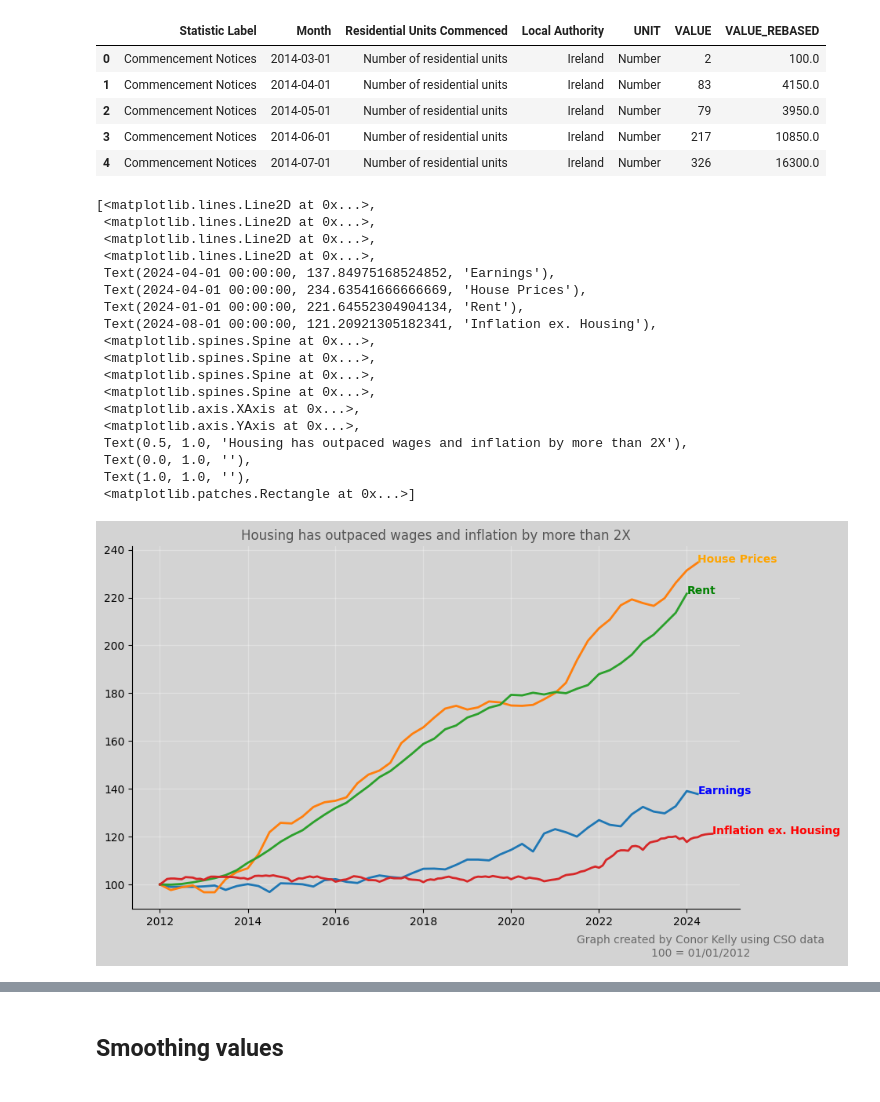
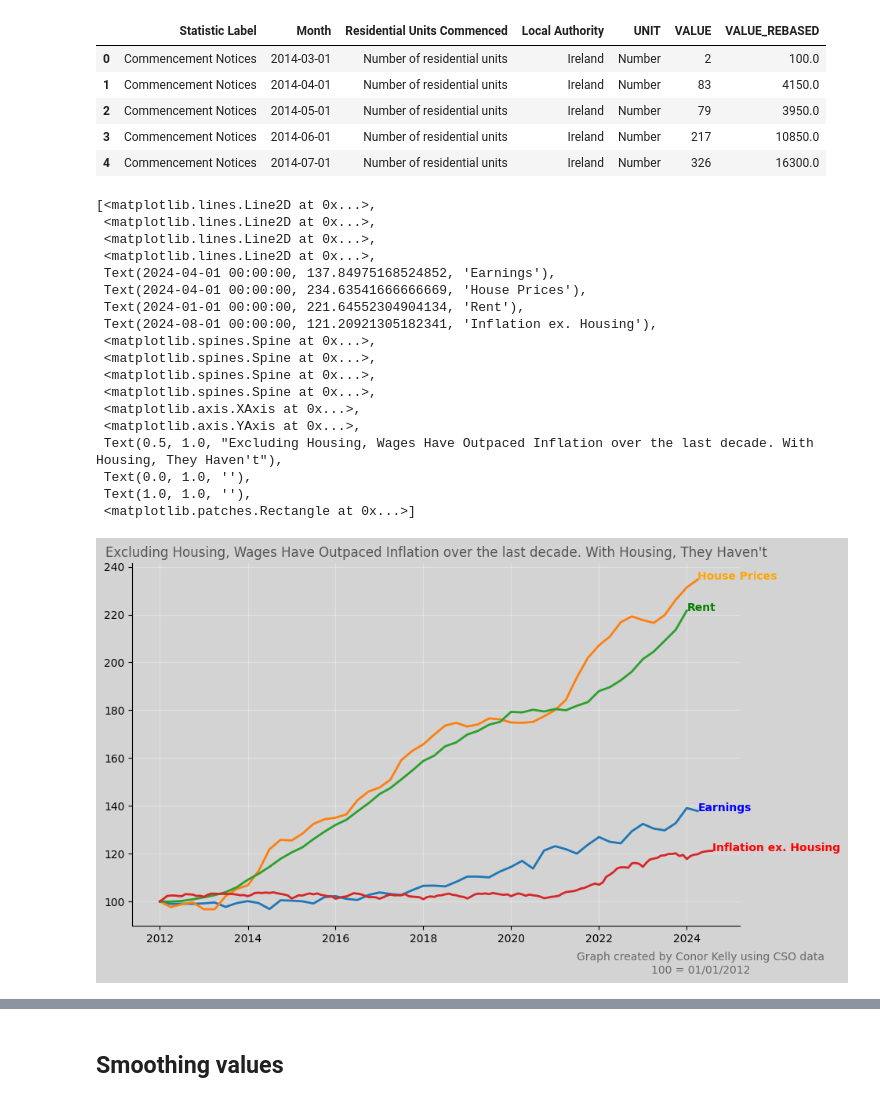
Before and after one commit to conor2405/Data-Analysis, a Jupyter notebook: Housing/housing vs wages.ipynb, the cells around one changed output, grey strips where cells are left out. Saved outputs shown, nothing was run; the diff lists cells and outputs as text; code cells hidden in the pictures.

Commit message:
added in new graph on housing output

```diff
--- a/Housing/housing vs wages.ipynb
+++ b/Housing/housing vs wages.ipynb
@@ -6,14 +6,16 @@ import numpy as np
 import pandas as pd
 import seaborn as sns
 # %%
-house = pd.read_csv('residential property price index quarterly.csv')
-sales = pd.read_csv('mean sale price monthly.csv')
-wage = pd.read_csv('earnings data quarterly.csv')
-rent = pd.read_csv('one bed dublin rents quarterly.csv')
+house = pd.read_csv('data/residential property price index quarterly.csv')
+sales = pd.read_csv('data/mean sale price monthly.csv')
+wage = pd.read_csv('data/earnings data quarterly.csv')
+rent = pd.read_csv('data/one bed dublin rents quarterly.csv')
 
-cpi = pd.read_csv('CPI excluding housing.csv')
-rent = pd.read_csv('one bed dublin rents quarterly.csv')
-starts = pd.read_csv('housing starts.csv')
+cpi = pd.read_csv('data/CPI excluding housing.csv')
+rent = pd.read_csv('data/one bed dublin rents quarterly.csv')
+starts = pd.read_csv('data/housing starts.csv')
+CPI_inc_housing = pd.read_csv('data/CPI including housing monthly.csv')
+completions = pd.read_csv('data/housing completions.csv')
 # %% [markdown]
 ### setting month columns to datetime
 # %%
@@ -34,16 +39,3 @@ cpi['Month'] = pd.to_datetime(cpi['Month'], format='%Y %B')
 homeless = pd.DataFrame({'year':[2011,2016,2022],
                          'homeless':[3808, 6906, 10321]})
 homeless['year'] = pd.to_datetime(homeless['year'], format='%Y')
-# %%
-'''
-#taking every third row, going from monthly to quarterly
-sales_q = sales.iloc[::3]
-sales_q.reset_index(drop=True, inplace=True)
-sales_q.drop([58], axis=0, inplace=True)
-sales_q.reset_index(drop=True, inplace=True)
-
-cpi = cpi.iloc[::3]
-cpi.reset_index(drop=True, inplace=True)
-cpi.drop(list(range(137)), axis=0, inplace=True)
-cpi.reset_index(drop=True, inplace=True)
-'''
@@ -111,39 +110,40 @@ ax.plot(house ['Quarter'], house['VALUE_REBASED'], label='House Prices', linewid
 ax.plot(rent['Month'], rent['VALUE_REBASED'], label='Rent', linewidth = 2)
 ax.plot(cpi['Month'], cpi['VALUE_REBASED'], label='Inflation ex. Housing', linewidth = 2)
 #ax.plot(homeless['year'], homeless['homeless_rebased'], label='Homeless', linewidth = 2)
-#ax.plot(starts['Month'], starts['VALUE_REBASED'], label='Housing Starts', linewidth = 2)
-
-ax.set_title('Housing has outpaced wages and inflation by more than 2X', alpha=0.6)
+#ax2 = ax.twinx()
+#ax2.plot(starts['Month'], starts['VALUE_REBASED'], label='Housing Starts', linewidth = 2)
+#ax.plot(CPI_inc_housing['Month'], CPI_inc_housing['VALUE_REBASED'], label='Inflation inc. Housing', linewidth = 2)
+ax.set_title("Excluding Housing, Wages Have Outpaced Inflation over the last decade. With Housing, They Haven't", alpha=0.6)
 
 
 #annotating lines
 ax.text(wage['Quarter'].iloc[-1], wage['VALUE_REBASED'].iloc[-1], 'Earnings', fontdict={'color':'blue', 'weight':'bold'})
 ax.text(house['Quarter'].iloc[-1], house['VALUE_REBASED'].iloc[-1], 'House Prices', fontdict={'color':'orange', 'weight':'bold'})
 ax.text(rent['Month'].iloc[-1], rent['VALUE_REBASED'].iloc[-1], 'Rent', fontdict={'color':'green', 'weight':'bold'})
 ax.text(cpi['Month'].iloc[-1], cpi['VALUE_REBASED'].iloc[-1], 'Inflation ex. Housing', fontdict={'color':'red', 'weight':'bold'})
 
 fig.text(0.85, 0.01, 'Graph created by Conor Kelly using CSO data\n100 = 01/01/2012', ha='center', fontsize=10, color='black', alpha=0.5)
 
 #plt.getp(ax,'children')
 ax.get_children()
 #plt.show(ax)
 # %% [output]
 [<matplotlib.lines.Line2D at 0x...>,
  <matplotlib.lines.Line2D at 0x...>,
  <matplotlib.lines.Line2D at 0x...>,
  <matplotlib.lines.Line2D at 0x...>,
  Text(2024-04-01 00:00:00, 137.84975168524852, 'Earnings'),
  Text(2024-04-01 00:00:00, 234.63541666666669, 'House Prices'),
  Text(2024-01-01 00:00:00, 221.64552304904134, 'Rent'),
  Text(2024-08-01 00:00:00, 121.20921305182341, 'Inflation ex. Housing'),
  <matplotlib.spines.Spine at 0x...>,
  <matplotlib.spines.Spine at 0x...>,
  <matplotlib.spines.Spine at 0x...>,
  <matplotlib.spines.Spine at 0x...>,
  <matplotlib.axis.XAxis at 0x...>,
  <matplotlib.axis.YAxis at 0x...>,
- Text(0.5, 1.0, 'Housing has outpaced wages and inflation by more than 2X'),
+ Text(0.5, 1.0, "Excluding Housing, Wages Have Outpaced Inflation over the last decade. With Housing, They Haven't"),
  Text(0.0, 1.0, ''),
  Text(1.0, 1.0, ''),
  <matplotlib.patches.Rectangle at 0x...>]
-[figure, old version]
+[figure, new version]
```
Also changed, not shown: parts of 12 cells of this notebook.
